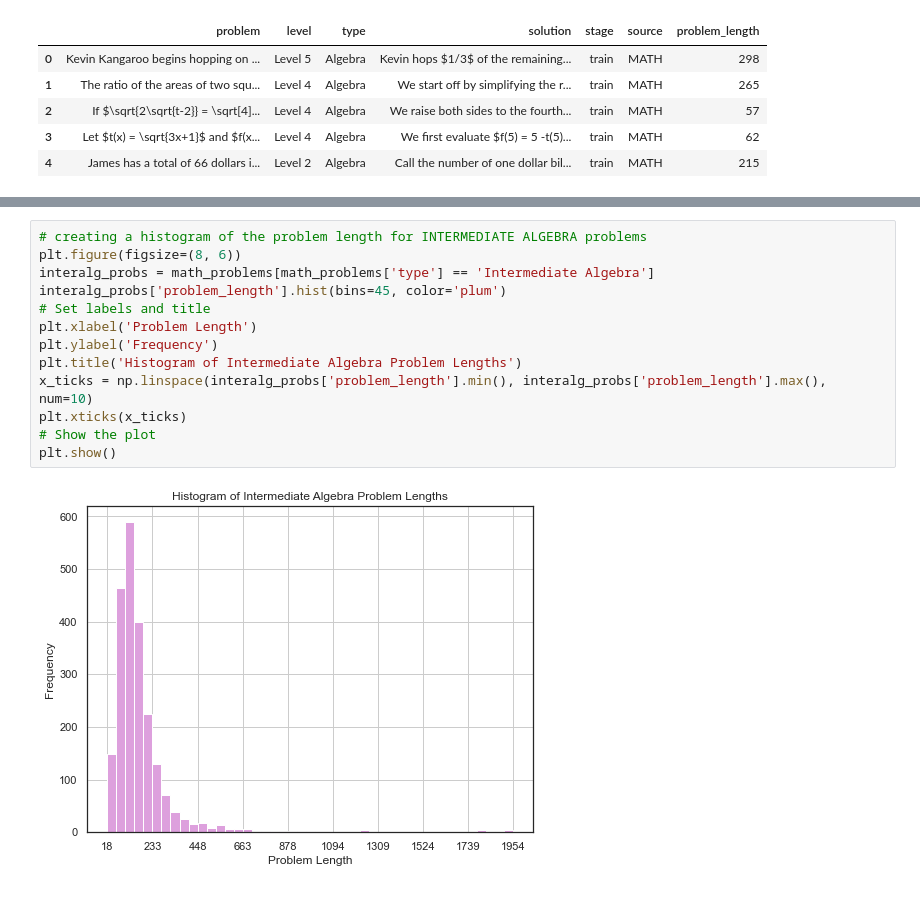
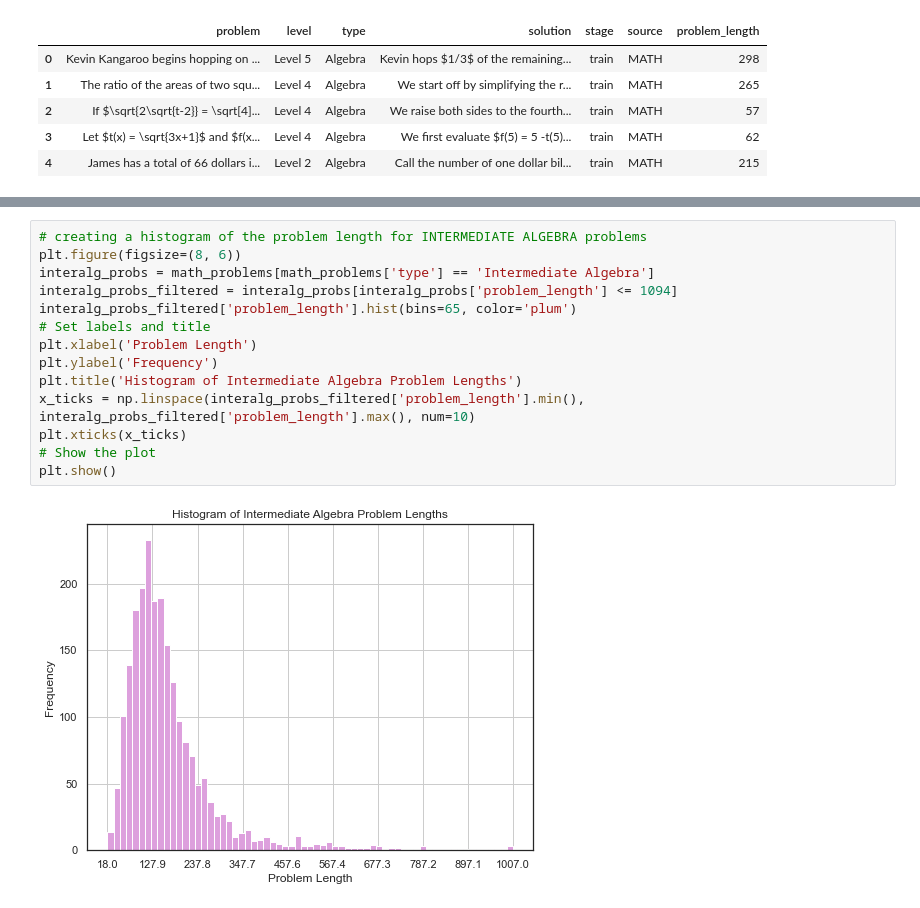
Before and after one commit to AparnaGupta0301/Machine_learning, a Jupyter notebook: ai-mathematical-olympiad-prize/Summary_Plots.ipynb, the cells around one changed output, grey strips where cells are left out. Saved outputs shown, nothing was run; the diff lists cells and outputs as text.

```diff
--- a/ai-mathematical-olympiad-prize/Summary_Plots.ipynb
+++ b/ai-mathematical-olympiad-prize/Summary_Plots.ipynb
@@ -185,18 +188,19 @@ plt.show()
 # %%
 # creating a histogram of the problem length for INTERMEDIATE ALGEBRA problems
 plt.figure(figsize=(8, 6))
 interalg_probs = math_problems[math_problems['type'] == 'Intermediate Algebra']
-interalg_probs['problem_length'].hist(bins=45, color='plum')
+interalg_probs_filtered = interalg_probs[interalg_probs['problem_length'] <= 1094]
+interalg_probs_filtered['problem_length'].hist(bins=65, color='plum')
 # Set labels and title
 plt.xlabel('Problem Length')
 plt.ylabel('Frequency')
 plt.title('Histogram of Intermediate Algebra Problem Lengths')
-x_ticks = np.linspace(interalg_probs['problem_length'].min(), interalg_probs['problem_length'].max(), num=10)
+x_ticks = np.linspace(interalg_probs_filtered['problem_length'].min(), interalg_probs_filtered['problem_length'].max(), num=10)
 plt.xticks(x_ticks)
 # Show the plot
 plt.show()
 # %% [output]
-[figure, old version]
+[figure, new version]
 # %%
 # creating a histogram of the problem length for NUMBER THEORY problems
 plt.figure(figsize=(8, 6))
```
Also changed, not shown: parts of 6 cells of this notebook.
